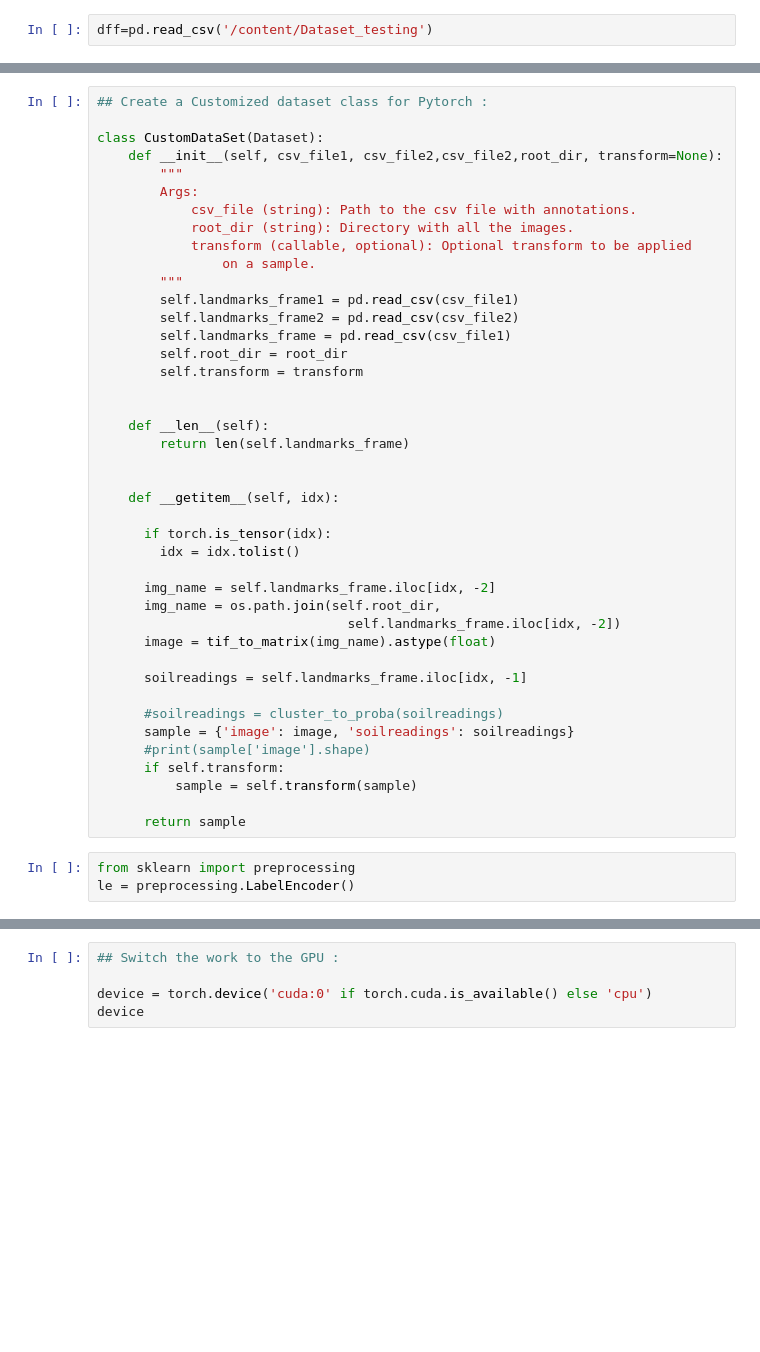
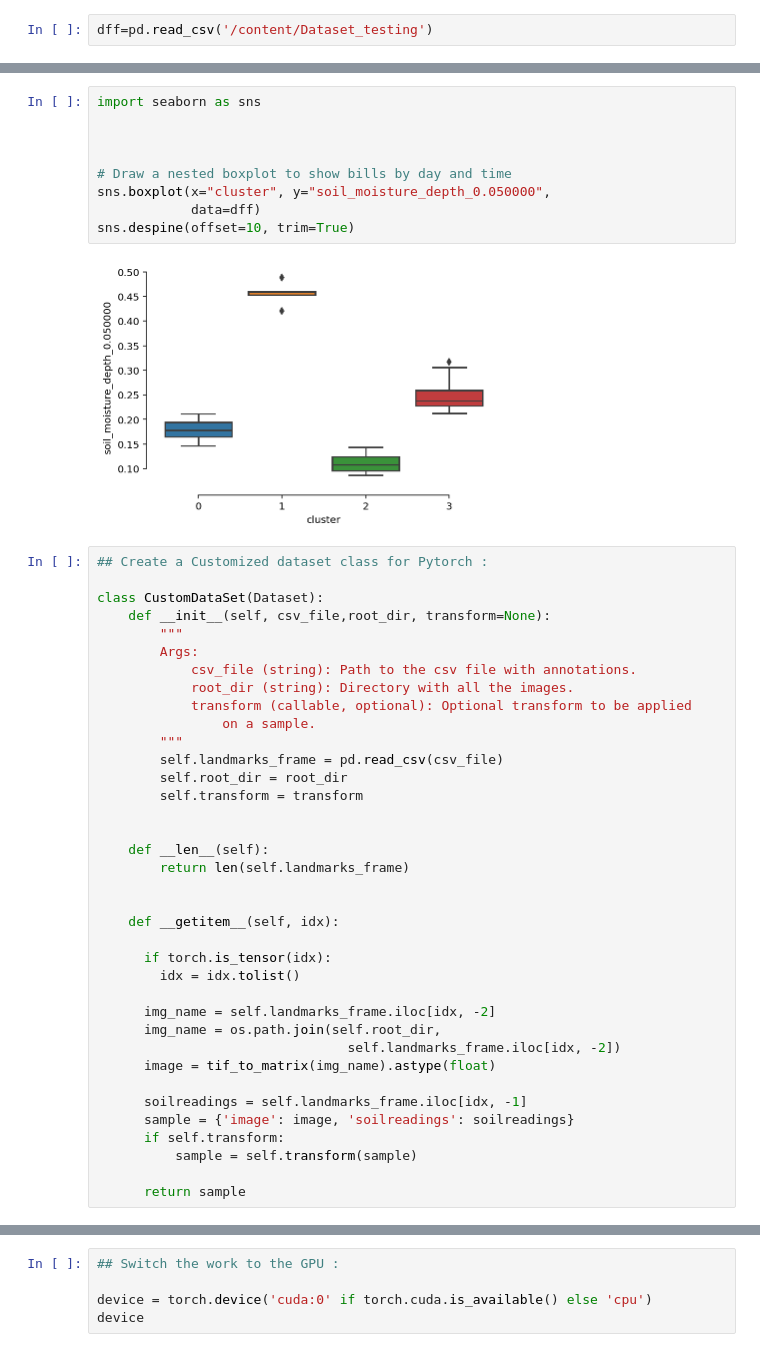
Before and after one commit to Jouhafa/Soil-Mositure-prediction, a Jupyter notebook: Data_analysis/Model_classification.ipynb, the cells around one changed output, grey strips where cells are left out. Saved outputs shown, nothing was run; the diff lists cells and outputs as text; blank space fills up the shorter version.

```diff
--- a/Data_analysis/Model_classification.ipynb
+++ b/Data_analysis/Model_classification.ipynb
@@ -103,8 +116,19 @@ dff.head()
+# %%
+import seaborn as sns
+
+
+
+# Draw a nested boxplot to show bills by day and time
+sns.boxplot(x="cluster", y="soil_moisture_depth_0.050000",
+            data=dff)
+sns.despine(offset=10, trim=True)
+# %% [output]
+[figure, added]
 # %%
 ## Create a Customized dataset class for Pytorch :
 
 class CustomDataSet(Dataset):
-    def __init__(self, csv_file1, csv_file2,csv_file2,root_dir, transform=None):
+    def __init__(self, csv_file,root_dir, transform=None):
         """
         Args:
             csv_file (string): Path to the csv file with annotations.
@@ -112,9 +136,7 @@ class CustomDataSet(Dataset):
             transform (callable, optional): Optional transform to be applied
                 on a sample.
         """
-        self.landmarks_frame1 = pd.read_csv(csv_file1)
-        self.landmarks_frame2 = pd.read_csv(csv_file2)
-        self.landmarks_frame = pd.read_csv(csv_file1)
+        self.landmarks_frame = pd.read_csv(csv_file)
         self.root_dir = root_dir
         self.transform = transform
 
@@ -134,17 +156,11 @@ class CustomDataSet(Dataset):
       image = tif_to_matrix(img_name).astype(float)
 
       soilreadings = self.landmarks_frame.iloc[idx, -1]
-
-      #soilreadings = cluster_to_proba(soilreadings)
       sample = {'image': image, 'soilreadings': soilreadings}
-      #print(sample['image'].shape)
       if self.transform:
           sample = self.transform(sample)
 
       return sample
-# %%
-from sklearn import preprocessing
-le = preprocessing.LabelEncoder()
 # %%
 ## Transofrm functions :
 
```
Also changed, not shown: parts of 50 cells of this notebook.
